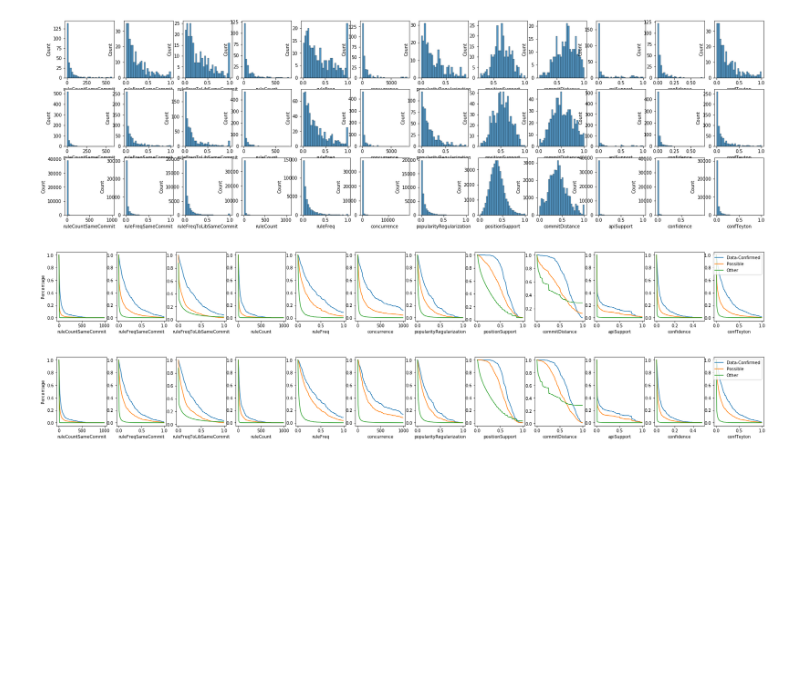
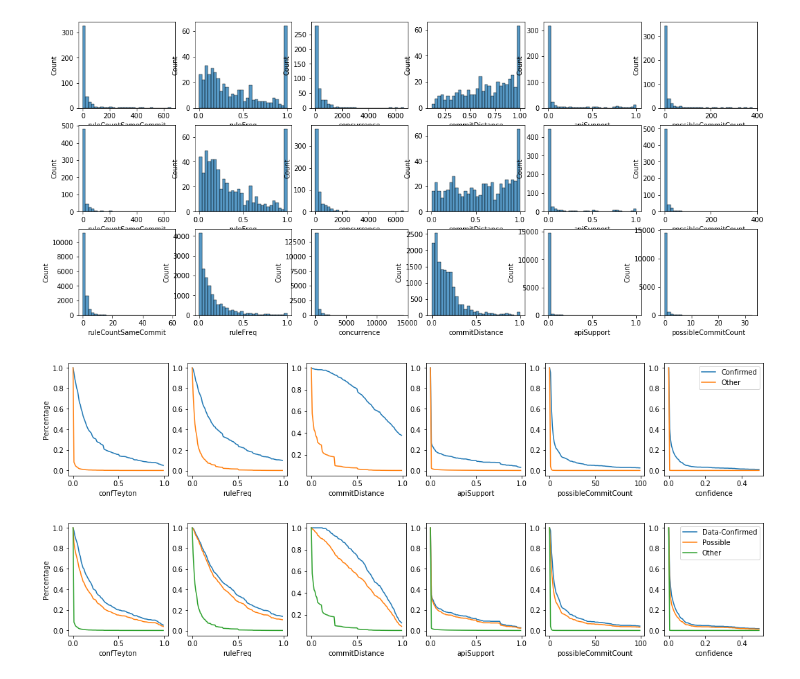
Before and after one commit to hehao98/MigrationHelper, a Jupyter notebook: evaluation/rq2_metrics.ipynb, the cells around one changed output. Drawn from its saved outputs; the diff is of its cells as text; code cells hidden in the pictures; blank space fills up the shorter version.

```diff
--- a/evaluation/rq2_metrics.ipynb
+++ b/evaluation/rq2_metrics.ipynb
@@ -52,11 +40,10 @@ rules
 # %%
 data = [rules[rules["isConfirmed"]], rules[rules["isPossible"]], rules[(~rules["isPossible"]) & (~rules["isConfirmed"])]]
 axis = [
-    "ruleCountSameCommit", "ruleFreqSameCommit", "ruleFreqToLibSameCommit",
-    "ruleCount", "ruleFreq", "concurrence", "popularityRegularization",
-    "positionSupport", "commitDistance", "apiSupport", "confidence", "confTeyton"
+    "ruleCountSameCommit", "ruleFreq", "concurrence", "commitDistance", "apiSupport", "possibleCommitCount",
+    # "similarity"
 ]
-fig, axes = plt.subplots(3, len(axis), figsize=(28, 8))
+fig, axes = plt.subplots(3, len(axis), figsize=(3 * len(axis), 8))
 for i in range(0, 3):
     for j in range(0, len(axis)):
         sns.histplot(data=data[i], x=axis[j], ax=axes[i][j], bins=30)
@@ -72,54 +59,59 @@ data = [
     filtered_rules[filtered_rules["isPossible"]],
     filtered_rules[(~filtered_rules["isPossible"]) & (~filtered_rules["isConfirmed"])]
 ]
-fig, axes = plt.subplots(3, len(axis), figsize=(28, 8))
+fig, axes = plt.subplots(3, len(axis), figsize=(3 * len(axis), 8))
 for i in range(0, 3):
     for j in range(0, len(axis)):
         sns.histplot(data=data[i], x=axis[j], ax=axes[i][j], bins=30)
 fig.show()
 # %% [output]
-[figure, old version]
+[figure, new version]
 # %%
 def get_dist(rules, possible_rules, confirmed_rules, metric, min_val, max_val, interval):
     possible_vals = []
     confirmed_vals = []
     other_vals = []
     for i in np.arange(min_val, max_val, interval):
         possible_vals.append(len(possible_rules[possible_rules[metric] >= i]) / len(possible_rules))
         confirmed_vals.append(len(confirmed_rules[confirmed_rules[metric] >= i]) / len(confirmed_rules))
         other_vals.append(len(other_rules[other_rules[metric] >= i]) / len(other_rules))
     return possible_vals, confirmed_vals, other_vals
 params = [
-    ("ruleCountSameCommit", 0, 1000, 10),
-    ("ruleFreqSameCommit", 0, 1, 0.01),
-    ("ruleFreqToLibSameCommit", 0, 1, 0.01),
-    ("ruleCount", 0, 1000, 10),
+    # ("ruleCountSameCommit", 0, 600, 6),
+    # ("ruleFreqSameCommit", 0, 1, 0.01),
+    # ("ruleFreqToLibSameCommit", 0, 1, 0.01),
+    # ("ruleCount", 0, 600, 6),
+    ("confTeyton", 0, 1, 0.01),
     ("ruleFreq", 0, 1, 0.01),
-    ("concurrence", 0, 1000, 10),
-    ("popularityRegularization", 0, 1, 0.01),
-    ("positionSupport", 0, 1, 0.01),
+    # ("concurrence", 0, 1000, 10),
+    # ("popularityRegularization", 0, 1, 0.01),
+    # ("positionSupport", 0, 1, 0.01),
     ("commitDistance", 0, 1, 0.01),
+    # ("methodChangeCount", 0, 100, 1),
     ("apiSupport", 0, 1, 0.01),
+    ("possibleCommitCount", 0, 100, 1),
+    # ("similarity", 0, 1, 0.01),
     ("confidence", 0, 0.5, 0.005),
-    ("confTeyton", 0, 1, 0.01)
+
 ]
-fig, axes = plt.subplots(1, len(params), figsize=(30, 3))
+fig, axes = plt.subplots(1, len(params), figsize=(3 * len(params), 3))
 for i, param in enumerate(params):
     possible, confirmed, other = get_dist(rules, possible_rules, confirmed_rules, *param)
     x = list(np.arange(param[1], param[2], param[3]))
-    axes[i].plot(x, confirmed, label="Data-Confirmed")
-    axes[i].plot(x, possible, label="Possible")
+    axes[i].plot(x, confirmed, label="Confirmed")
+    # axes[i].plot(x, possible, label="Possible")
     axes[i].plot(x, other, label="Other")
     axes[i].set_xlabel(param[0])
     if i == 0:
         axes[i].set_ylabel("Percentage")
     if i == len(params) - 1:
         axes[i].legend()
 fig.show()
+fig.savefig("pic/dist.pdf", bbox_inches="tight")
 # %% [output]
-[figure, old version]
+[figure, new version]
 # %%
-fig, axes = plt.subplots(1, len(params), figsize=(30, 3))
+fig, axes = plt.subplots(1, len(params), figsize=(3 * len(params), 3))
 for i, param in enumerate(params):
     possible, confirmed, other = get_dist(filtered_rules, filtered_possible_rules, filtered_confirmed_rules, *param)
     x = list(np.arange(param[1], param[2], param[3]))
@@ -133,7 +125,7 @@ for i, param in enumerate(params):
         axes[i].legend()
 fig.show()
 # %% [output]
-[figure, old version]
+[figure, new version]
 # %%
 def show_dist2(filter_func):
     print("# possible = {}({:.2%}), # confirmed = {}({:.2%}), # other = {}({:.2%})".format(
```
Also changed, not shown: parts of 6 cells of this notebook, 13 other files.
